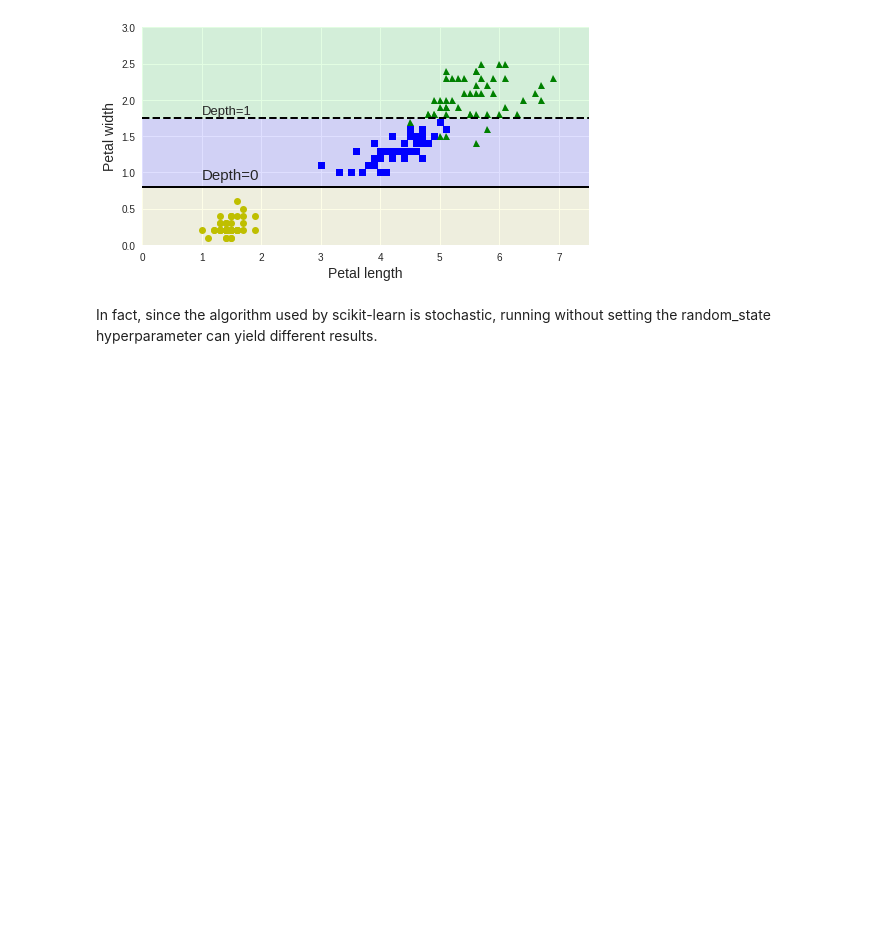
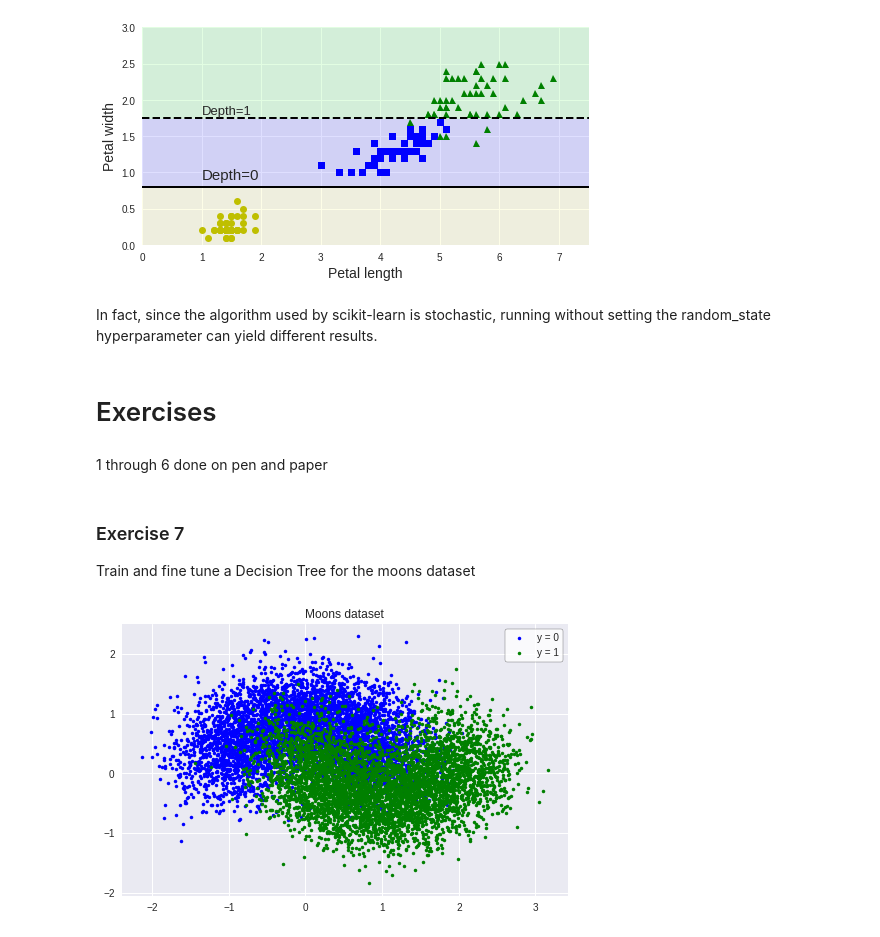
Before and after one commit to amaralcs/homl, a Jupyter notebook: 6_decision_trees.ipynb, the cells around one changed output. Drawn from its saved outputs; the diff is of its cells as text; code cells hidden in the pictures; blank space fills up the shorter version.

Commit message:
Started decision trees exercises

```diff
--- a/6_decision_trees.ipynb
+++ b/6_decision_trees.ipynb
@@ -412,3 +412,28 @@ plt.show()
 [figure]
 # %% [markdown]
 In fact, since the algorithm used by scikit-learn is stochastic, running without setting the random_state hyperparameter can yield different results.
+# %% [markdown]
+# Exercises
+# %% [markdown]
+1 through 6 done on pen and paper
+# %% [markdown]
+### Exercise 7
+Train and fine tune a Decision Tree for the moons dataset
+# %%
+# Generate data
+from sklearn.datasets import make_moons
+
+moons = make_moons(n_samples=10000, noise=0.4)
+X = moons[0]
+y = moons[1]
+# %%
+fig, ax = plt.subplots(figsize=(8, 5))
+
+ax.plot(X[:, 0][y==0], X[:, 1][y==0], 'b.', label='y = 0')
+ax.plot(X[:, 0][y==1], X[:, 1][y==1], 'g.', label='y = 1')
+ax.set_title('Moons dataset')
+ax.legend(frameon=True, facecolor='white', edgecolor='black')
+
+plt.show()
+# %% [output]
+[figure, added]
```
Also changed, not shown: parts of 12 cells of this notebook.
